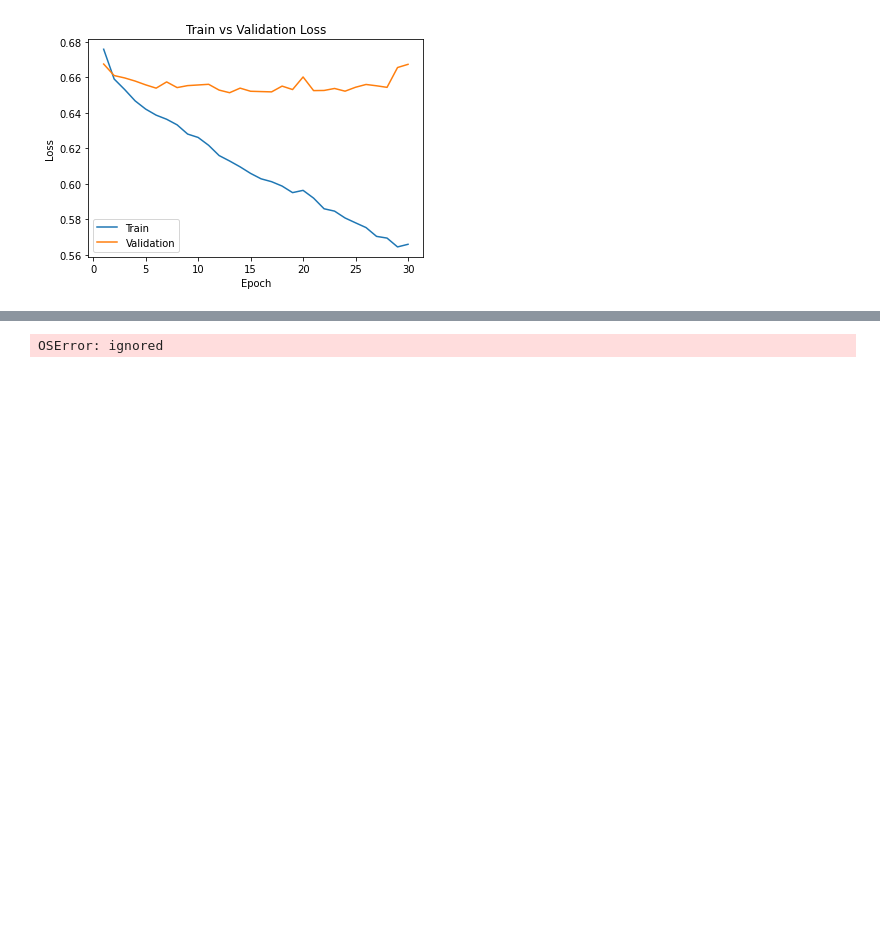
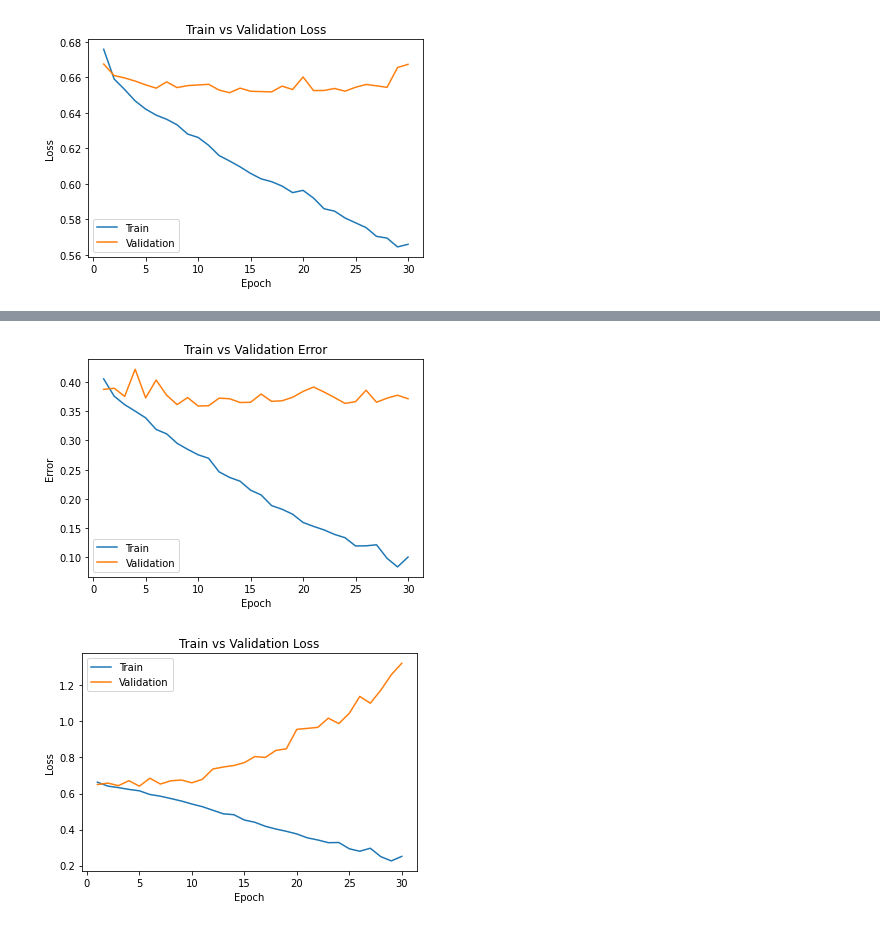
Before and after one commit to GreatArcStudios/APS360, a Jupyter notebook: Lab 2/Lab2 Cats vs Dogs.ipynb, the cells around one changed output, grey strips where cells are left out. Cells and saved outputs as stored; diff of their text form; code cells hidden in the pictures; blank space fills up the shorter version.

```diff
--- a/Lab 2/Lab2 Cats vs Dogs.ipynb
+++ b/Lab 2/Lab2 Cats vs Dogs.ipynb
@@ -935,7 +939,8 @@ plot_training_curve(model_path)
 smallest_net = SmallestNet(hid_dim=8)
 smallest_net_1 = train_net(smallest_net, batch_size=32, learning_rate=0.01, num_epochs=30)
 # %%
-model_path = get_model_name("smallest", batch_size=32, learning_rate=0.01, epoch=9)
+model_path = get_model_name("smallest", batch_size=32, learning_rate=0.01, epoch=29)
 plot_training_curve(model_path)
 # %% [output]
-OSError: ignored
+[figure, added]
+[figure, added]
```
Also changed, not shown: parts of 5 cells of this notebook.
